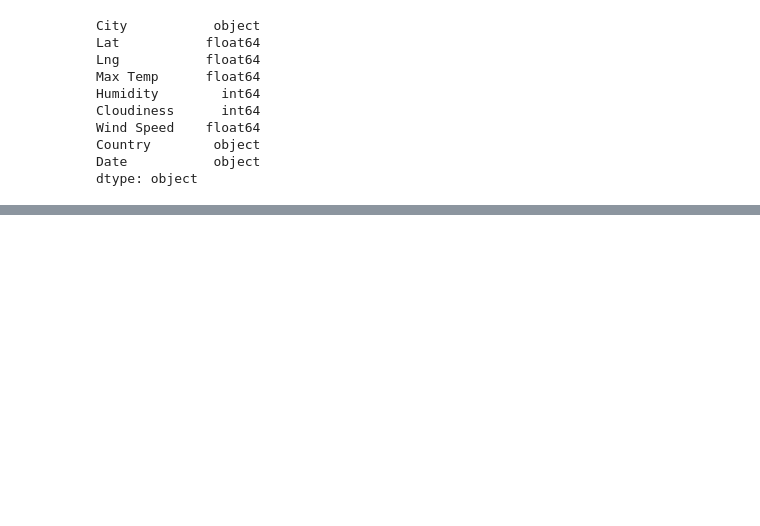
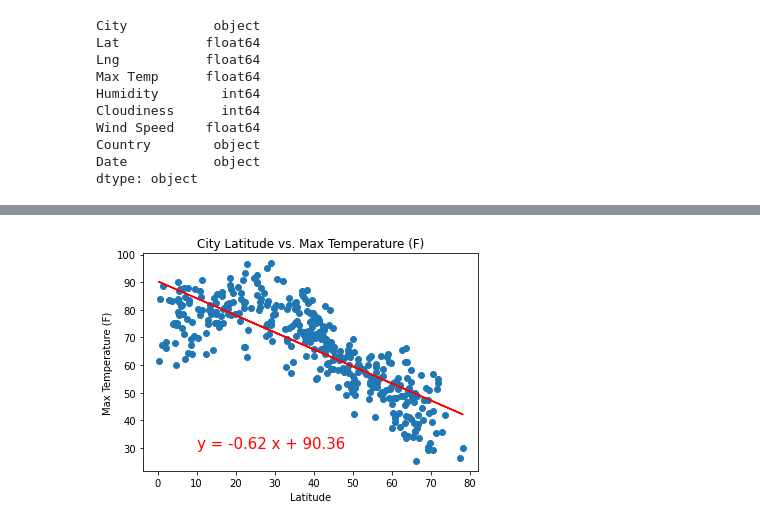
Before and after one commit to alexyang1818/bootcamp6_weatherPy, a Jupyter notebook: WeatherPy.ipynb, the cells around one changed output, grey strips where cells are left out. Drawn from its saved outputs; the diff is of its cells as text; code cells hidden in the pictures; blank space fills up the shorter version.

Commit message:
update linear regression

```diff
--- a/WeatherPy.ipynb
+++ b/WeatherPy.ipynb
@@ -274,0 +285,38 @@ plt.show()
+# %%
+# import linregress
+from scipy.stats import linregress
+# create a function to perform linear regression on weather data
+# and plot a regression line and the equation with the data.
+def plot_linear_regression(x_values, y_values, title, y_label, text_coordinates):
+
+    # run linear regression on hemisphere weather data
+    (slope, intercept, r_value, p_value, std_err) = linregress(x_values, y_values)
+
+    # calculate the regression line 'y values' from the slope and intercept.
+    regress_values = slope * x_values + intercept
+    # get the equation expression of the line
+    line_eq = f'y = {round(slope,2)} x + {round(intercept,2)}'
+    # create a scatter plot and plot the regression line
+    plt.scatter(x_values, y_values)
+    plt.plot(x_values, regress_values, 'r')
+    # annotate the text for line equation
+    plt.annotate(line_eq, text_coordinates, fontsize=15, color='red')
+    plt.title(title)
+    plt.xlabel('Latitude')
+    plt.ylabel(y_label)
+    plt.show()
+# %%
+# extract relevant fields from the dataframe for plotting only for northern hemisphere (lat >= 0).
+## Create Northern and Southern Hemisphere DataFrames.
+## northern_hemi_df = city_data_df.loc[(city_data_df["Lat"] >= 0)]
+## southern_hemi_df = city_data_df.loc[(city_data_df["Lat"] < 0)]
+
+north_lats = city_data_df[city_data_df['Lat']>=0]['Lat']
+north_max_temps = city_data_df[city_data_df['Lat']>=0]['Max Temp']
+north_humidity = city_data_df[city_data_df['Lat']>=0]['Humidity']
+north_cloudiness = city_data_df[city_data_df['Lat']>=0]['Cloudiness']
+north_wind_speed = city_data_df[city_data_df['Lat']>=0]['Wind Speed']
+# %%
+plot_linear_regression(north_lats, north_max_temps, "City Latitude vs. Max Temperature (F)", 'Max Temperature (F)', (10, 30))
+# %% [output]
+[figure, added]
```
Also changed, not shown: parts of 9 cells of this notebook, 5 other files.
